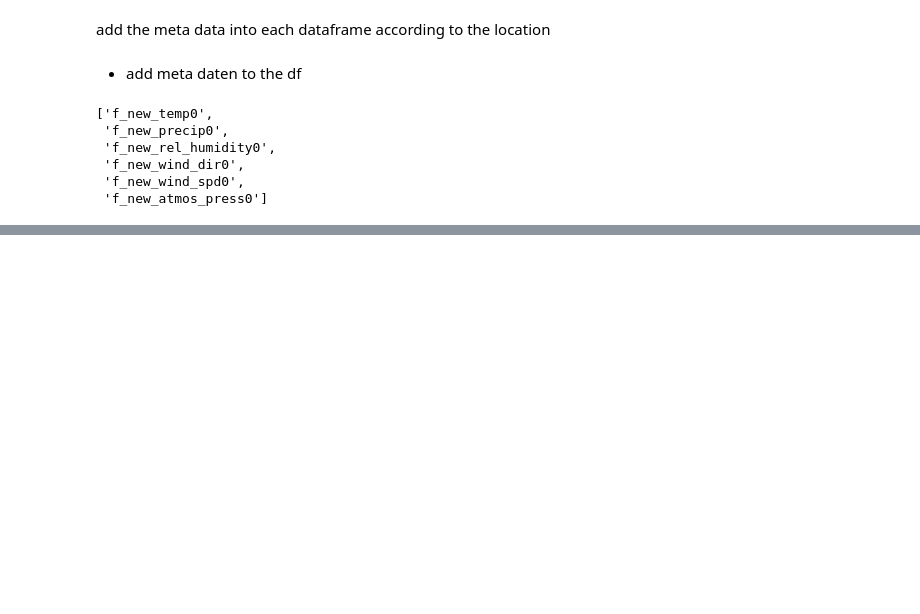
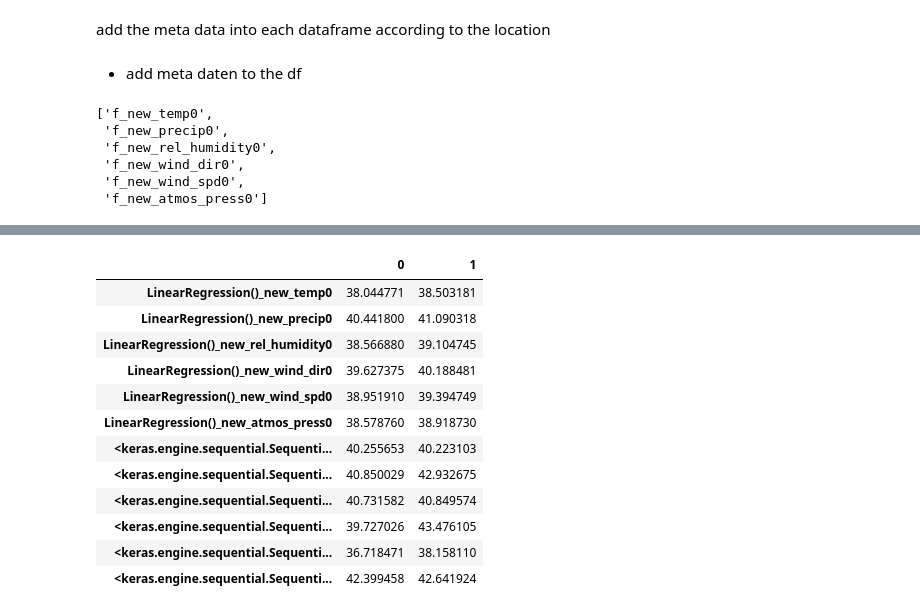
Before and after one commit to sm4rtm4art/airquality, a Jupyter notebook: assembling/preprocessing.ipynb, the cells around one changed output, grey strips where cells are left out. Drawn from its saved outputs; the diff is of its cells as text; code cells hidden in the pictures; blank space fills up the shorter version.

```diff
--- a/assembling/preprocessing.ipynb
+++ b/assembling/preprocessing.ipynb
@@ -245,0 +274,8 @@ Name: target, Length: 14536, dtype: float64
+# %%
+test_results = {}
+linear = LinearRegression()
+for dframe in df_names:
+    df = locals()[dframe]
+    name = df.columns[0]
+
+    train_predict(linear, df, target)
@@ -245,0 +424,16 @@ Name: target, Length: 14536, dtype: float64
+# %%
+pd.DataFrame(test_results).T
+# %% [output]
+|  | 0 | 1 |
+| LinearRegression()_new_temp0 | 38.044771 | 38.503181 |
+| LinearRegression()_new_precip0 | 40.441800 | 41.090318 |
+| LinearRegression()_new_rel_humidity0 | 38.566880 | 39.104745 |
+| LinearRegression()_new_wind_dir0 | 39.627375 | 40.188481 |
+| LinearRegression()_new_wind_spd0 | 38.951910 | 39.394749 |
+| LinearRegression()_new_atmos_press0 | 38.578760 | 38.918730 |
+| <keras.engine.sequential.Sequenti... | 40.255653 | 40.223103 |
+| <keras.engine.sequential.Sequenti... | 40.850029 | 42.932675 |
+| <keras.engine.sequential.Sequenti... | 40.731582 | 40.849574 |
+| <keras.engine.sequential.Sequenti... | 39.727026 | 43.476105 |
+| <keras.engine.sequential.Sequenti... | 36.718471 | 38.158110 |
+| <keras.engine.sequential.Sequenti... | 42.399458 | 42.641924 |
```
Also changed, not shown: parts of 13 cells of this notebook.
